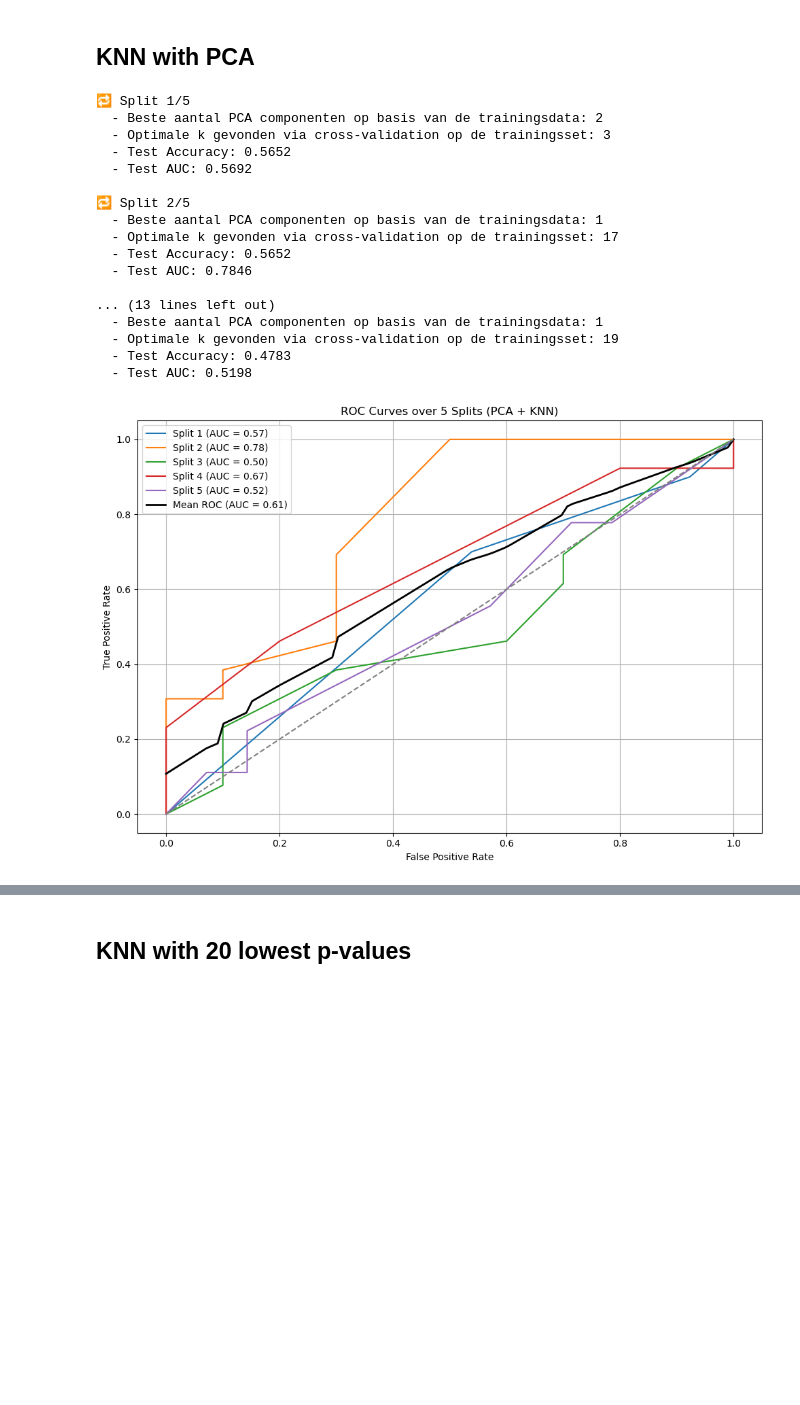
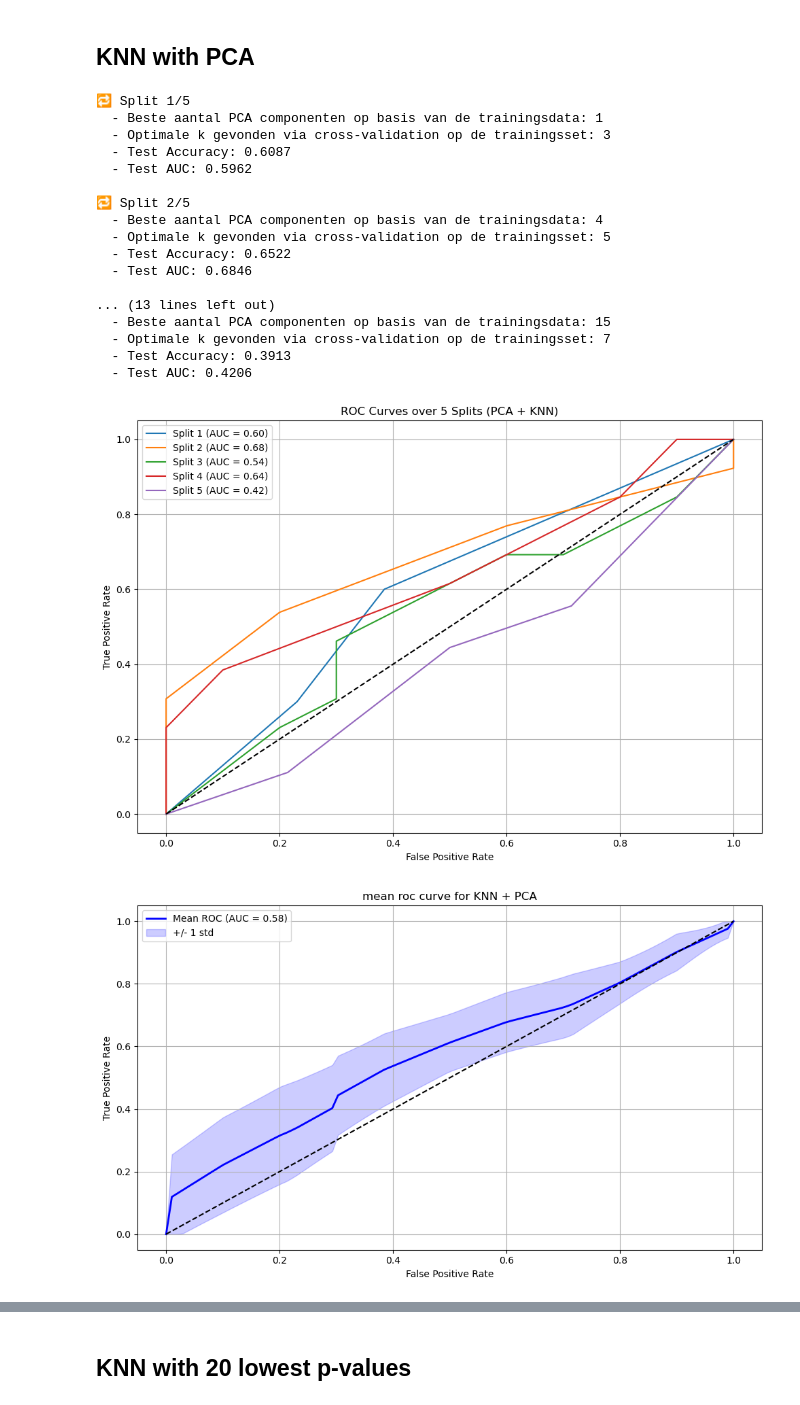
Before and after one commit to jolinevb/Lipo_ML, a Jupyter notebook: assignment.ipynb, the cells around one changed output, grey strips where cells are left out. Cells and saved outputs as stored; diff of their text form; code cells hidden in the pictures; blank space fills up the shorter version.

Commit message:
added changes for plotting and knn

```diff
--- a/assignment.ipynb
+++ b/assignment.ipynb
@@ -86,9 +86,9 @@ def check_inf_and_nan(data, column):
 #### Checking whether the data is normally distributed
 # %%
 # Data loading
-data = load_data()
-X_scaled = robust_scale(data[data.columns[1:]])
-data[data.columns[1:]] = X_scaled
+data_scaled = load_data()
+X_scaled = robust_scale(data_scaled[data_scaled.columns[1:]])
+data_scaled[data_scaled.columns[1:]] = X_scaled
 
 
 def normal_distribution(data):
@@ -132,7 +132,7 @@ def normal_distribution(data):
 [lipoma, liposarcoma,
  normally_distributed_features,
  statistically_significant_features,
- statistically_significant_features_number] = normal_distribution(data)
+ statistically_significant_features_number] = normal_distribution(data_scaled)
 
 # Plot scatter of statistically significant features
 fig, axis = plt.subplots(1, 3, figsize=(15, 5))
@@ -356,8 +332,7 @@ from sklearn.model_selection import cross_val_score
 import copy
 
 def run_pipeline_pca_knn(data, label='PCA + KNN', color='blue'):
-    all_fpr = []
-    all_tpr = []
+    all_roc = []
     all_auc = []
     all_acc = []
     k_values = list(range(1, 20, 2))
@@ -370,7 +345,7 @@ def run_pipeline_pca_knn(data, label='PCA + KNN', color='blue'):
     plt.figure(figsize=(10, 7))  # Voor ROC-curves
 
     for n in range(1, 6):
-        print(f"\n🔁 Split {n}/5")
+        print(f"Split {n}/5")
 
         features_train, features_test, label_train, label_test = split_data(data, split=5, n=n)
         train_data_pca = pd.concat([features_train, label_train],axis=1)
@@ -412,18 +387,12 @@ def run_pipeline_pca_knn(data, label='PCA + KNN', color='blue'):
 
         fpr, tpr, _ = roc_curve(label_test.map({'lipoma': 0, 'liposarcoma': 1}), y_proba)
         interp_tpr = np.interp(mean_fpr, fpr, tpr)
-        mean_tpr += interp_tpr
-        all_fpr.append(fpr)
-        all_tpr.append(tpr)
+        interp_tpr[0] = 0
+        all_roc.append(interp_tpr)
 
         plt.plot(fpr, tpr, label=f'Split {n} (AUC = {auc_score:.2f})')
 
-    mean_tpr /= 5
-    mean_auc = auc(mean_fpr, mean_tpr)
-
-    # Plot Mean ROC
-    plt.plot(mean_fpr, mean_tpr, color='black', linewidth=2, label=f'Mean ROC (AUC = {mean_auc:.2f})')
-    plt.plot([0, 1], [0, 1], linestyle='--', color='gray')
+    plt.plot([0, 1], [0, 1], 'k--')
     plt.xlabel('False Positive Rate')
     plt.ylabel('True Positive Rate')
     plt.title('ROC Curves over 5 Splits (PCA + KNN)')
@@ -432,48 +401,70 @@ def run_pipeline_pca_knn(data, label='PCA + KNN', color='blue'):
     plt.tight_layout()
     plt.show()
 
-    print("\n🎯 Gemiddelde prestaties over 5 splits:")
+    roc_array = np.array(all_roc)
+    mean_roc = np.mean(roc_array, axis=0)
+    std_roc = np.std(roc_array, axis=0)
+    ci_upper = np.minimum(mean_roc + 1 * std_roc, 1)
+    ci_lower = np.maximum(mean_roc - 1 * std_roc, 0)
+    mean_auc = auc(mean_fpr, mean_roc)
+    roc_tuple = (mean_roc, std_roc, ci_upper, ci_lower, mean_auc)
+
+    # plot mean roc curve
+    plt.figure(figsize=(10, 6))
+    plt.plot(mean_fpr, mean_roc, color='blue', label=f'Mean ROC (AUC = {mean_auc:.2f})', linewidth=2)
+    plt.fill_between(mean_fpr, ci_lower, ci_upper, color='blue', alpha=0.2, label='+/- 1 std')
+    plt.plot([0, 1], [0, 1], 'k--')
+    plt.xlabel('False Positive Rate')
+    plt.ylabel('True Positive Rate')
+    plt.title('mean roc curve for KNN + PCA')
+    plt.legend()
+    plt.grid(True)
+    plt.tight_layout()
+    plt.show()
+
+    print("Gemiddelde prestaties over 5 splits:")
     print(f"- Gemiddelde Accuracy: {np.mean(all_acc):.4f} ± {np.std(all_acc):.4f}")
     print(f"- Gemiddelde AUC:      {np.mean(all_auc):.4f} ± {np.std(all_auc):.4f}")
 
     # Plot accuracy per aantal PCA componenten per split
     plt.figure(figsize=(10, 6))
     for n in range(5):
         plt.plot(range(1, len(accuracy_per_split[n]) + 1), accuracy_per_split[n], label=f'Split {n+1}')
     plt.xlabel('Aantal PCA Componenten')
     plt.ylabel('Accuracy')
     plt.title('Accuracy per Aantal PCA Componenten per Split')
     plt.legend()
     plt.grid(True)
     plt.tight_layout()
     plt.show()
 
     return {
         'label': label,
         'mean_fpr': mean_fpr.copy(),
         'mean_tpr': mean_tpr.copy(),
         'all_auc': all_auc.copy(),
         'color': color
-    }
+    }, roc_tuple
 
-results_pca_knn = run_pipeline_pca_knn(data, label='PCA + KNN', color='blue')
+results_pca_knn, roc_knn_pca = run_pipeline_pca_knn(data, label='PCA + KNN', color='blue')
 # %% [output]
 🔁 Split 1/5
-  - Beste aantal PCA componenten op basis van de trainingsdata: 2
+  - Beste aantal PCA componenten op basis van de trainingsdata: 1
   - Optimale k gevonden via cross-validation op de trainingsset: 3
-  - Test Accuracy: 0.5652
-  - Test AUC: 0.5692
+  - Test Accuracy: 0.6087
+  - Test AUC: 0.5962
 
 🔁 Split 2/5
-  - Beste aantal PCA componenten op basis van de trainingsdata: 1
-  - Optimale k gevonden via cross-validation op de trainingsset: 17
-  - Test Accuracy: 0.5652
-  - Test AUC: 0.7846
+  - Beste aantal PCA componenten op basis van de trainingsdata: 4
+  - Optimale k gevonden via cross-validation op de trainingsset: 5
+  - Test Accuracy: 0.6522
+  - Test AUC: 0.6846
 
 ... (13 lines left out)
-  - Beste aantal PCA componenten op basis van de trainingsdata: 1
-  - Optimale k gevonden via cross-validation op de trainingsset: 19
-  - Test Accuracy: 0.4783
-  - Test AUC: 0.5198
+  - Beste aantal PCA componenten op basis van de trainingsdata: 15
+  - Optimale k gevonden via cross-validation op de trainingsset: 7
+  - Test Accuracy: 0.3913
+  - Test AUC: 0.4206
-[figure, old version]
+[figure, new version]
+[figure, new version]
 🎯 Gemiddelde prestaties over 5 splits:
```
Also changed, not shown: parts of 18 cells of this notebook.
